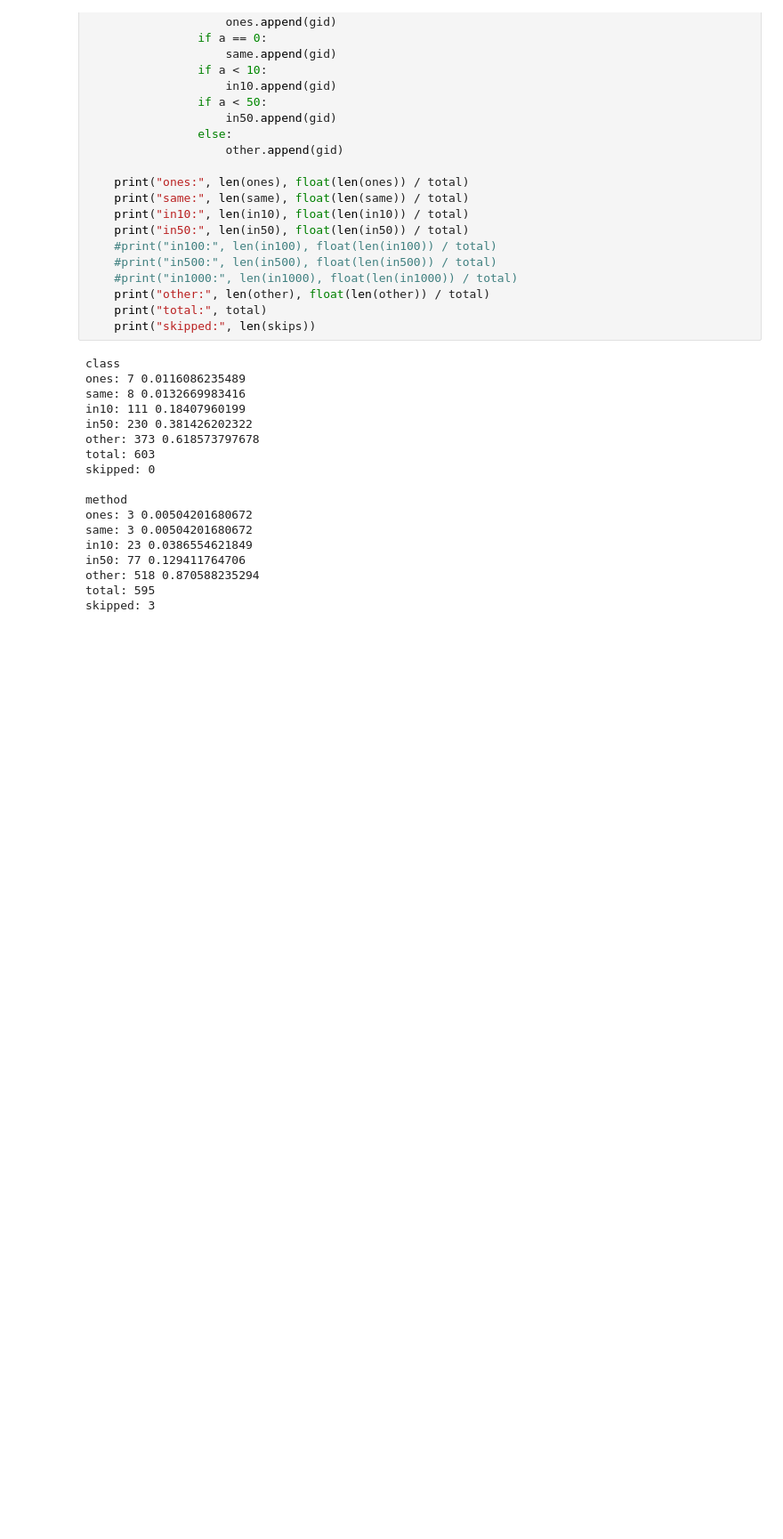
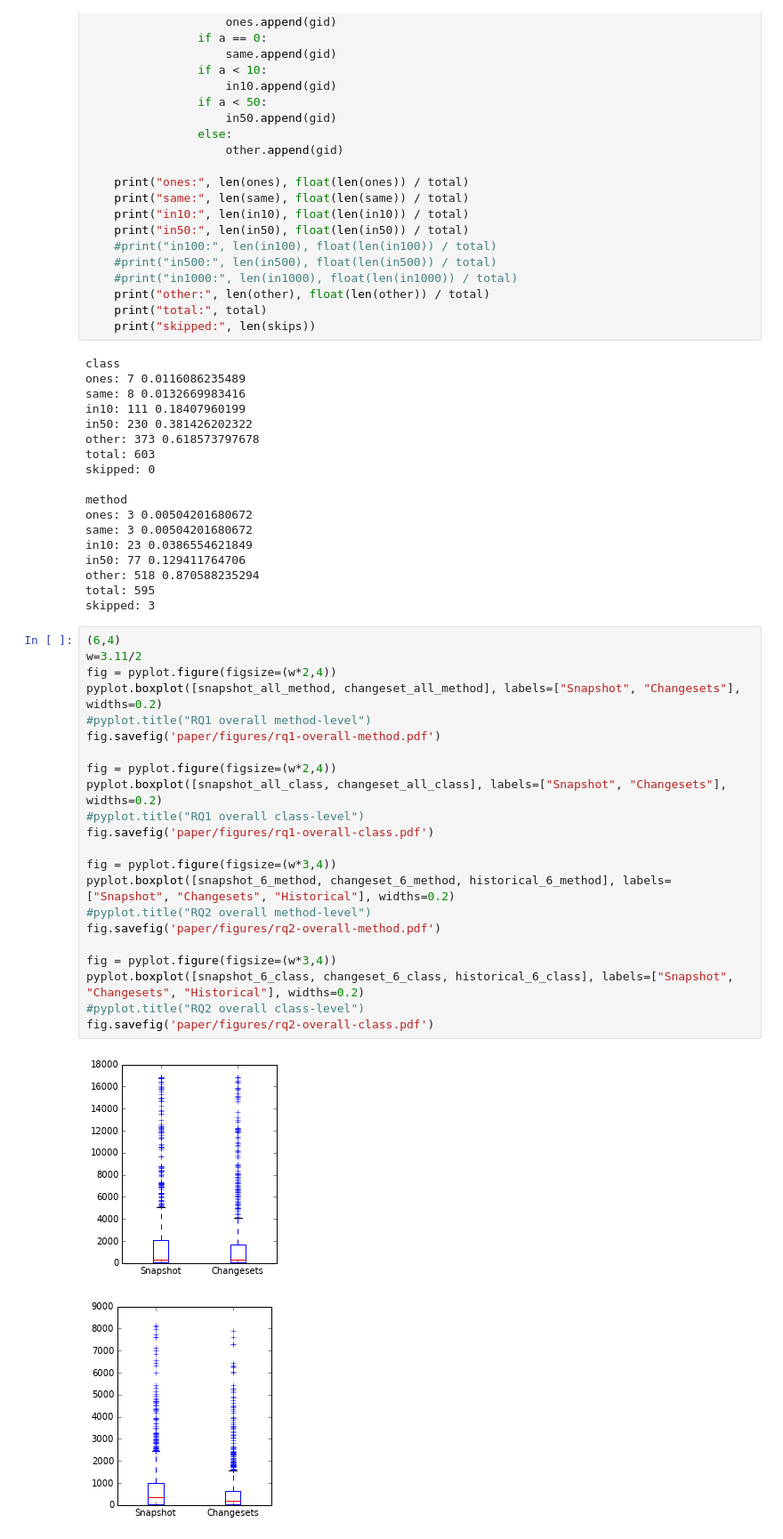
Before and after one commit to cscorley/doc2vec-feature-location, a Jupyter notebook: HiLo.ipynb, the cells around one changed output. Shown: that part at 89% size. Drawn from its saved outputs; the diff is of its cells as text; blank space fills up the shorter version.

```diff
--- a/HiLo.ipynb
+++ b/HiLo.ipynb
@@ -251,3 +252,28 @@ in50: 77 0.129411764706
 other: 518 0.870588235294
 total: 595
 skipped: 3
+# %%
+(6,4)
+w=3.11/2
+fig = pyplot.figure(figsize=(w*2,4))
+pyplot.boxplot([snapshot_all_method, changeset_all_method], labels=["Snapshot", "Changesets"], widths=0.2)
+#pyplot.title("RQ1 overall method-level")
+fig.savefig('paper/figures/rq1-overall-method.pdf')
+
+fig = pyplot.figure(figsize=(w*2,4))
+pyplot.boxplot([snapshot_all_class, changeset_all_class], labels=["Snapshot", "Changesets"], widths=0.2)
+#pyplot.title("RQ1 overall class-level")
+fig.savefig('paper/figures/rq1-overall-class.pdf')
+
+fig = pyplot.figure(figsize=(w*3,4))
+pyplot.boxplot([snapshot_6_method, changeset_6_method, historical_6_method], labels=["Snapshot", "Changesets", "Historical"], widths=0.2)
+#pyplot.title("RQ2 overall method-level")
+fig.savefig('paper/figures/rq2-overall-method.pdf')
+
+fig = pyplot.figure(figsize=(w*3,4))
+pyplot.boxplot([snapshot_6_class, changeset_6_class, historical_6_class], labels=["Snapshot", "Changesets", "Historical"], widths=0.2)
+#pyplot.title("RQ2 overall class-level")
+fig.savefig('paper/figures/rq2-overall-class.pdf')
+# %% [output]
+[figure, added]
+[figure, added]
```
Also changed, not shown: parts of 2 cells of this notebook, 5 other files.
